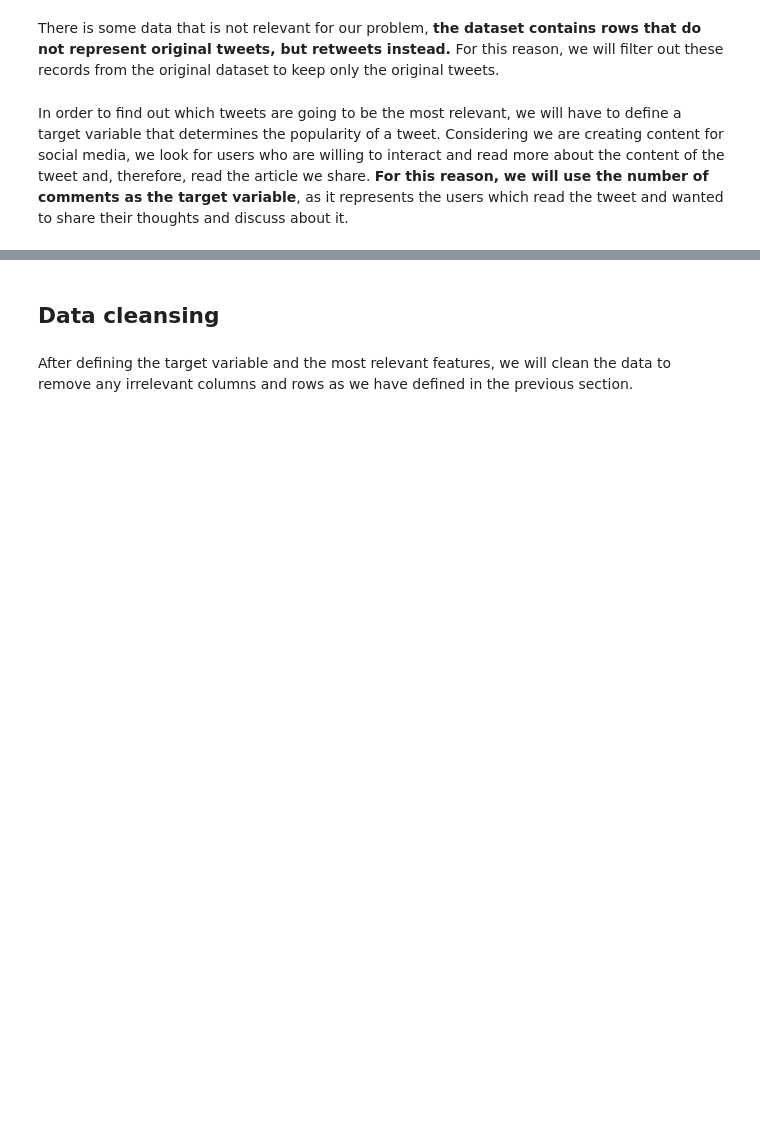
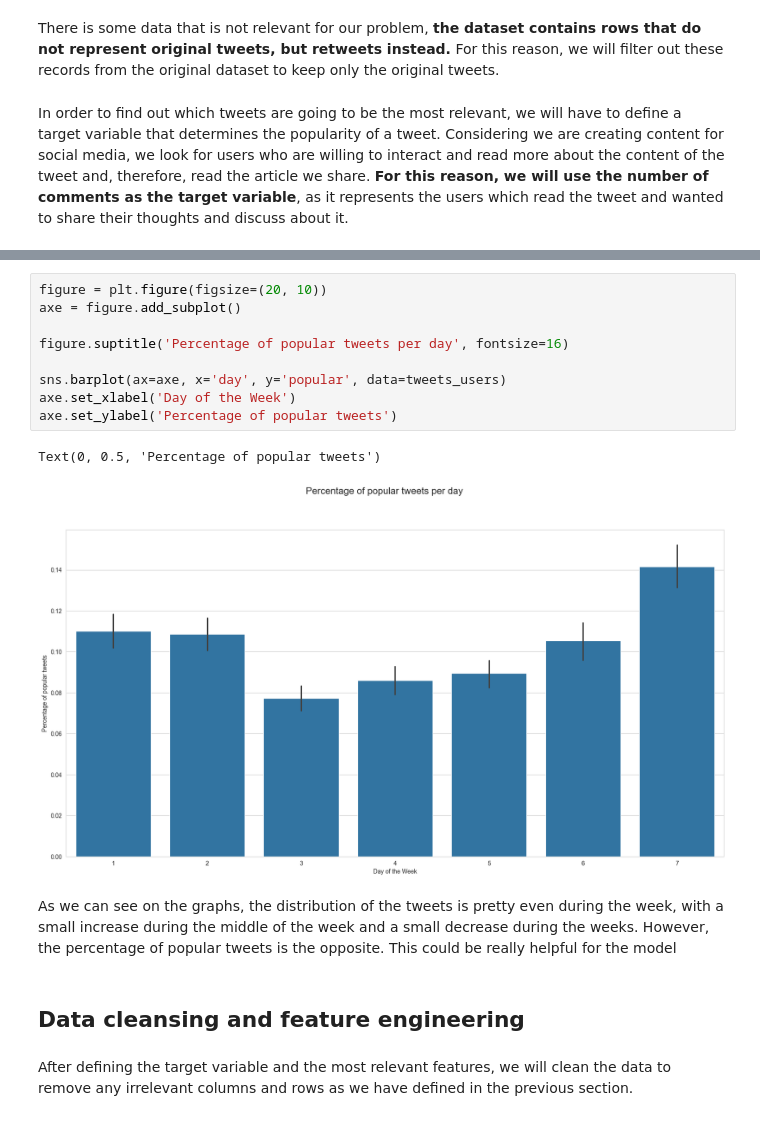
Before and after one commit to TehWeifu/IABD, a Jupyter notebook: SistemasDeAprendizajeAutomatico/Andreas/2-Twitter/JBSL-TwitterModel.ipynb, the cells around one changed output, grey strips where cells are left out. Drawn from its saved outputs; the diff is of its cells as text; blank space fills up the shorter version.

Commit message:
Progress on twitter model

```diff
--- a/SistemasDeAprendizajeAutomatico/Andreas/2-Twitter/JBSL-TwitterModel.ipynb
+++ b/SistemasDeAprendizajeAutomatico/Andreas/2-Twitter/JBSL-TwitterModel.ipynb
@@ -173,5 +209,19 @@ TODO: To further analyze the data, we will plot some graphs to understand the di
+# %%
+figure = plt.figure(figsize=(20, 10))
+axe = figure.add_subplot()
+
+figure.suptitle('Percentage of popular tweets per day', fontsize=16)
+
+sns.barplot(ax=axe, x='day', y='popular', data=tweets_users)
+axe.set_xlabel('Day of the Week')
+axe.set_ylabel('Percentage of popular tweets')
+# %% [output]
+Text(0, 0.5, 'Percentage of popular tweets')
+[figure, added]
+# %% [markdown]
+As we can see on the graphs, the distribution of the tweets is pretty even during the week, with a small increase during the middle of the week and a small decrease during the weeks. However, the percentage of popular tweets is the opposite. This could be really helpful for the model
 # %% [markdown]
-## Data cleansing
+## Data cleansing and feature engineering
 # %% [markdown]
 After defining the target variable and the most relevant features, we will clean the data to remove any irrelevant columns and rows as we have defined in the previous section.
 # %%
```
Also changed, not shown: parts of 18 cells of this notebook.
